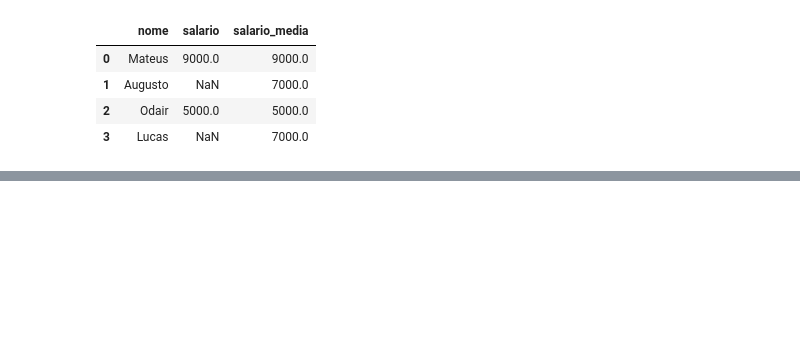
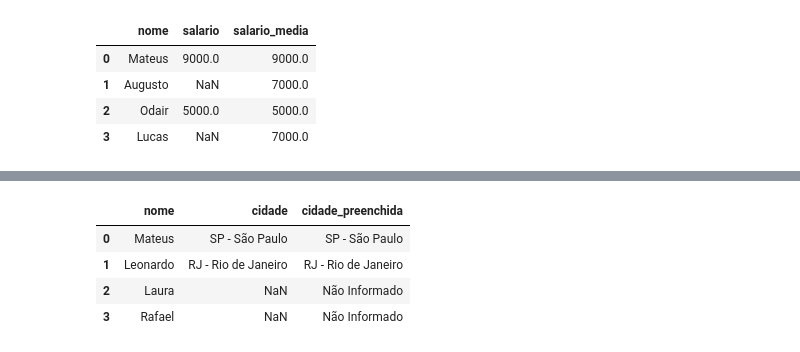
Before and after one commit to mateus-henriquee/imersao-alura_python_datascience, a Jupyter notebook: notebook.ipynb, the cells around one changed output, grey strips where cells are left out. Saved outputs shown, nothing was run; the diff lists cells and outputs as text; code cells hidden in the pictures; blank space fills up the shorter version.

```diff
--- a/notebook.ipynb
+++ b/notebook.ipynb
@@ -336,3 +336,17 @@ df_temperaturas
 | 2 | Quarta-Feira | 28.0 | 28.0 |
 | 3 | Quinta-Feira | 40.0 | 40.0 |
 | 4 | Sexta-Feira | 13.0 | 13.0 |
+# %%
+df_cidades = pd.DataFrame({
+    'nome': ["Mateus" , "Leonardo" , "Laura" , "Rafael"],
+    'cidade': ["SP - São Paulo" , "RJ - Rio de Janeiro" , np.nan , np.nan]
+})
+
+df_cidades["cidade_preenchida"] = df_cidades["cidade"].fillna("Não Informado")
+df_cidades
+# %% [output]
+|  | nome | cidade | cidade_preenchida |
+| 0 | Mateus | SP - São Paulo | SP - São Paulo |
+| 1 | Leonardo | RJ - Rio de Janeiro | RJ - Rio de Janeiro |
+| 2 | Laura | NaN | Não Informado |
+| 3 | Rafael | NaN | Não Informado |
```
Also changed, not shown: parts of 5 cells of this notebook.
